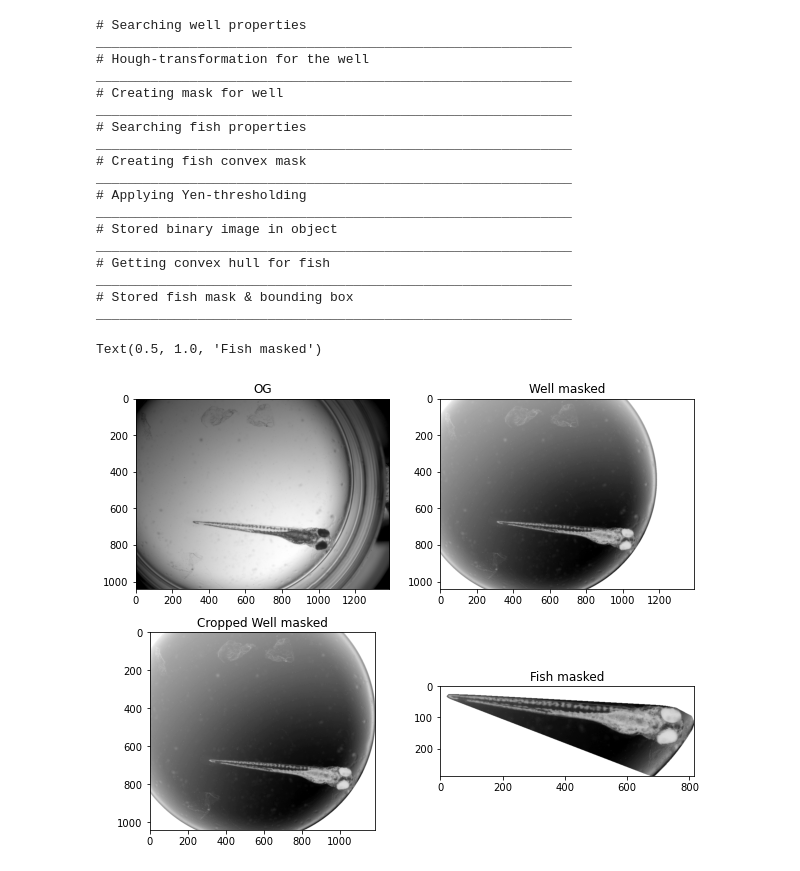
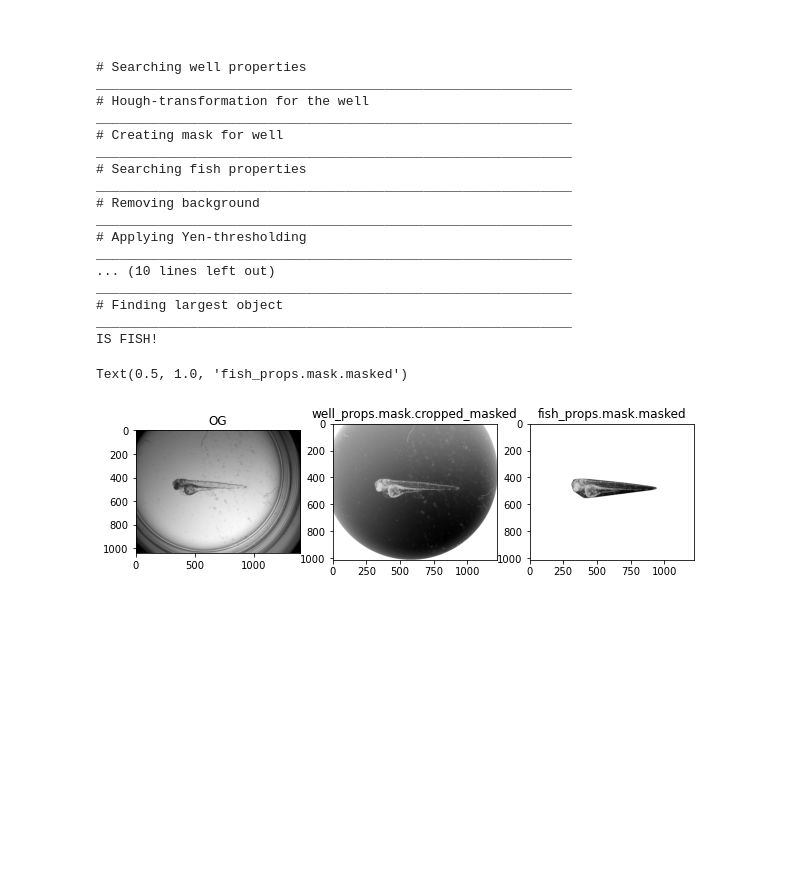
Before and after one commit to gimesia/zebrafisher, a Jupyter notebook: __jupyter__/refine_fish_mask.ipynb, the cells around one changed output. Cells and saved outputs as stored; diff of their text form; code cells hidden in the pictures; blank space fills up the shorter version.

```diff
--- a/__jupyter__/refine_fish_mask.ipynb
+++ b/__jupyter__/refine_fish_mask.ipynb
@@ -8,43 +8,42 @@ import skimage
 from src.models import InputImage
 from src.filters import yen_th, sobel
 from skimage.morphology import disk, binary_closing, binary_opening, convex_hull_image
+# %% [markdown]
+#
 # %%
 from src.fish.find_fish_props import find_fish_props
 from src.well.find_well_props import find_well_props
 
-fishy = InputImage("zf2.jpg")
+fishy = InputImage("zf3.jpg")
 fishy = find_well_props(fishy)
 fishy = find_fish_props(fishy)
 
-fig, ax = plt.subplots(nrows=2, ncols=2, figsize=(10, 8))
+fig, ax = plt.subplots(nrows=1, ncols=3, figsize=(10, 8))
 ax = ax.ravel()
 
 ax[0].imshow(fishy.og, "binary")
 ax[0].set_title('OG')
-ax[1].imshow(fishy.well_props.mask.masked, "binary")
-ax[1].set_title('Well masked')
-ax[2].imshow(fishy.well_props.mask.cropped_masked, "binary")
-ax[2].set_title('Cropped Well masked')
-ax[3].imshow(fishy.fish_props.mask.cropped_masked, "binary")
-ax[3].set_title('Fish masked')
+ax[1].imshow(fishy.well_props.mask.cropped_masked, "binary")
+ax[1].set_title('well_props.mask.cropped_masked')
+ax[2].imshow(fishy.fish_props.mask.masked, "binary")
+ax[2].set_title('fish_props.mask.masked')
 # %% [output]
 # Searching well properties
 _____________________________________________________________
 # Hough-transformation for the well
 _____________________________________________________________
 # Creating mask for well
 _____________________________________________________________
 # Searching fish properties
 _____________________________________________________________
-# Creating fish convex mask
+# Removing background
 _____________________________________________________________
 # Applying Yen-thresholding
 _____________________________________________________________
-# Stored binary image in object
+... (10 lines left out)
 _____________________________________________________________
-# Getting convex hull for fish
+# Finding largest object
 _____________________________________________________________
-# Stored fish mask & bounding box
-_____________________________________________________________
+IS FISH!
-Text(0.5, 1.0, 'Fish masked')
+Text(0.5, 1.0, 'fish_props.mask.masked')
-[figure, old version]
+[figure, new version]
```
Also changed, not shown: parts of 5 cells of this notebook, 2 other files.
